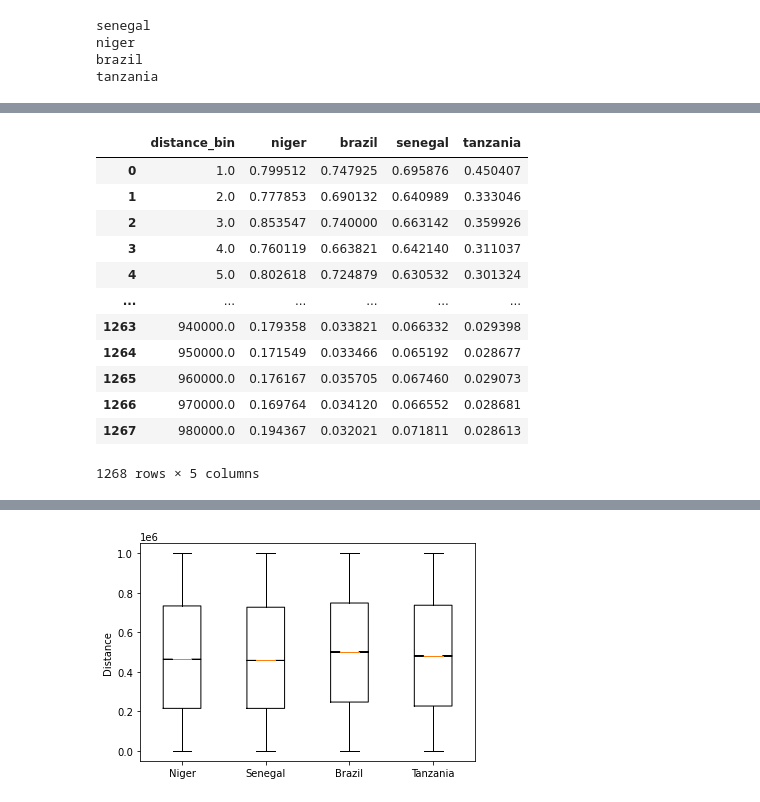
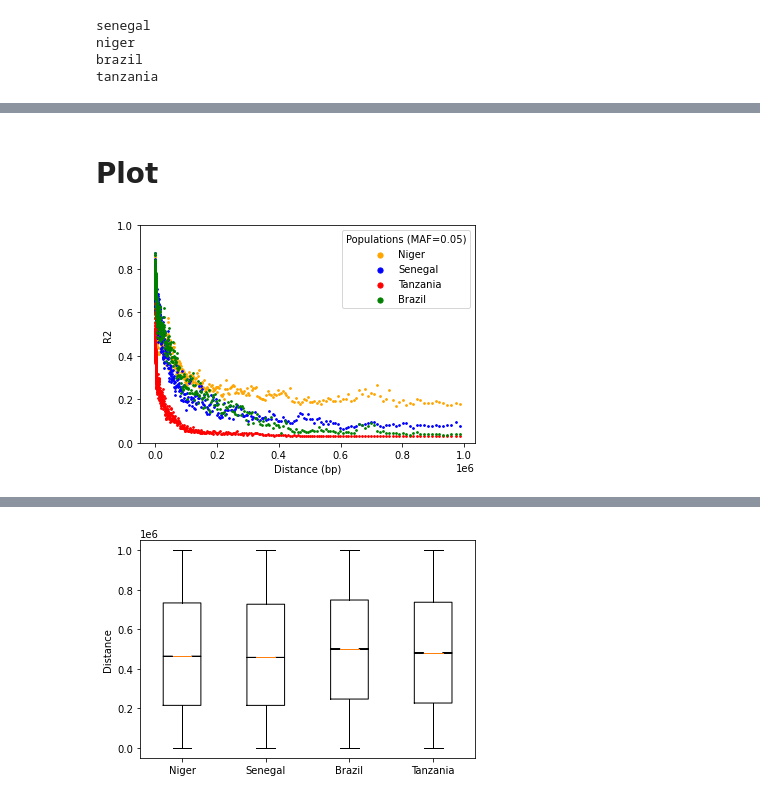
Before and after one commit to nealplatt/sch_man_nwinvasion, a Jupyter notebook: notebooks/linkage_disequilibrium.ipynb, the cells around one changed output, grey strips where cells are left out. Drawn from its saved outputs; the diff is of its cells as text; code cells hidden in the pictures.

```diff
--- a/notebooks/linkage_disequilibrium.ipynb
+++ b/notebooks/linkage_disequilibrium.ipynb
@@ -265,19 +184,21 @@ plt.close()
-# %%
-df=pd.DataFrame(data=[bin_edges[:-1], n, b, s, t]).T
-df.columns=["distance_bin", "niger", "brazil", "senegal", "tanzania"]
-df.to_csv("results/ld/ld_dist_binned_smoothed_pybins.csv", sep=",")
-df
-# %% [output]
-|  | distance_bin | niger | brazil | senegal | tanzania |
-| 0 | 1.0 | 0.799512 | 0.747925 | 0.695876 | 0.450407 |
-| 1 | 2.0 | 0.777853 | 0.690132 | 0.640989 | 0.333046 |
-| 2 | 3.0 | 0.853547 | 0.740000 | 0.663142 | 0.359926 |
-| 3 | 4.0 | 0.760119 | 0.663821 | 0.642140 | 0.311037 |
-| 4 | 5.0 | 0.802618 | 0.724879 | 0.630532 | 0.301324 |
-| ... | ... | ... | ... | ... | ... |
-| 1263 | 940000.0 | 0.179358 | 0.033821 | 0.066332 | 0.029398 |
-| 1264 | 950000.0 | 0.171549 | 0.033466 | 0.065192 | 0.028677 |
-| 1265 | 960000.0 | 0.176167 | 0.035705 | 0.067460 | 0.029073 |
-| 1266 | 970000.0 | 0.169764 | 0.034120 | 0.066552 | 0.028681 |
-| 1267 | 980000.0 | 0.194367 | 0.032021 | 0.071811 | 0.028613 |
-1268 rows × 5 columns
+# %% [markdown]
+# Plot
+# %%
+plt.scatter(df["distance_bin"], df["niger_r2"],    s=3, c="orange",    label="Niger")
+plt.scatter(df["distance_bin"], df["senegal_r2"],  s=3, c="blue", label="Senegal")
+plt.scatter(df["distance_bin"], df["tanzania_r2"], s=3, c="red",  label="Tanzania")
+plt.scatter(df["distance_bin"], df["brazil_r2"],   s=3, c="green",   label="Brazil")
+plt.xlabel("Distance (bp)")
+plt.ylabel("R2")
+#plt.xscale('log')
+plt.ylim(0,1)
+#plt.xlim(0,10)
+plt.legend(title="Populations (MAF=0.05)", markerscale=3)
+
+plt.savefig("results/ld/ld_decay_maf05.svg")
+plt.savefig("results/ld/ld_decay_maf05.png")
+
+plt.show()
+plt.close()
+# %% [output]
+[figure, added]
```
Also changed, not shown: parts of 36 cells of this notebook, 1 other file.
